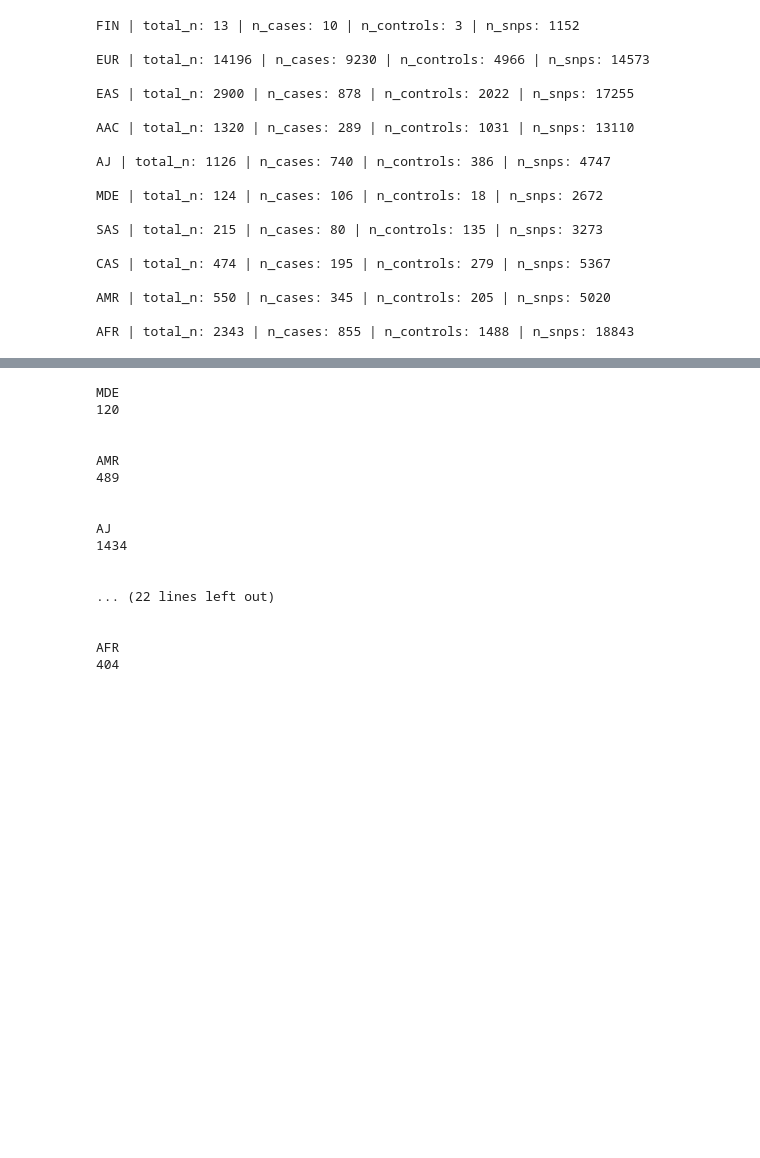
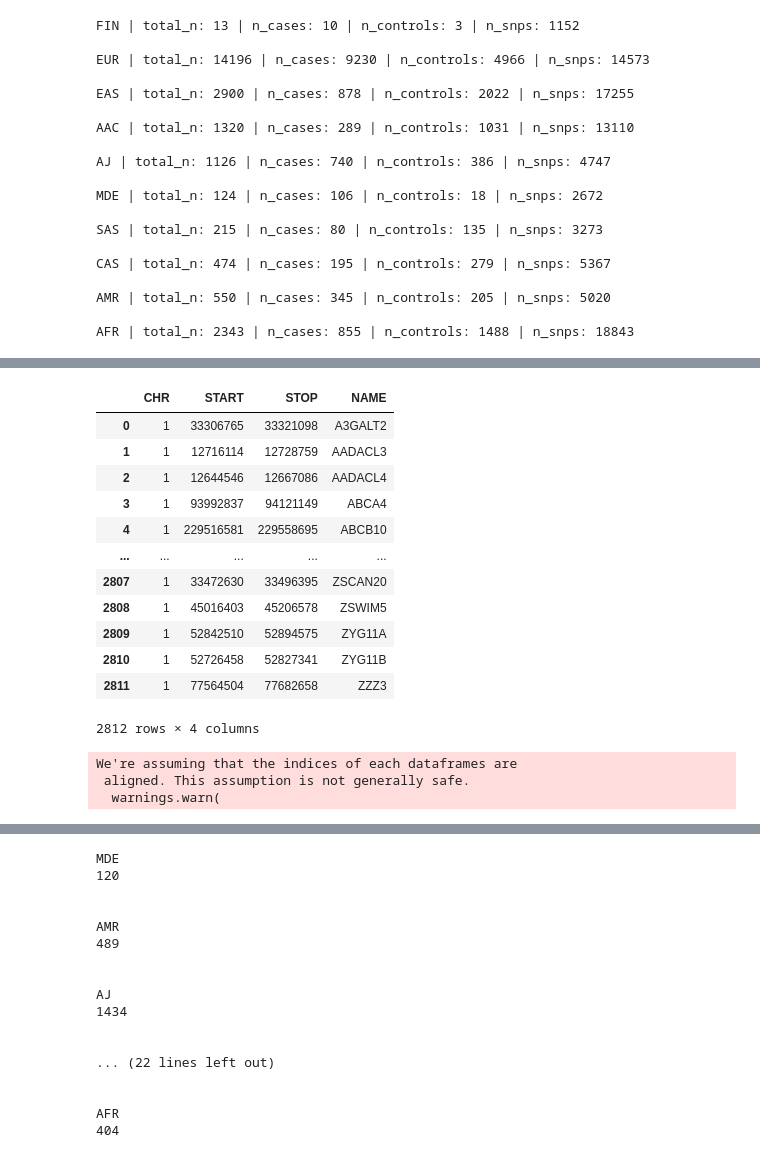
Before and after one commit to dvitale199/CNVs, a Jupyter notebook: GP2_CNVs.ipynb, the cells around one changed output, grey strips where cells are left out. Cells and saved outputs as stored; diff of their text form; code cells hidden in the pictures; blank space fills up the shorter version.

Commit message:
testing dask functions

```diff
--- a/GP2_CNVs.ipynb
+++ b/GP2_CNVs.ipynb
@@ -319,0 +403,16 @@ f.close()
+# %%
+intervals_df
+# %% [output]
+|  | CHR | START | STOP | NAME |
+| 0 | 1 | 33306765 | 33321098 | A3GALT2 |
+| 1 | 1 | 12716114 | 12728759 | AADACL3 |
+| 2 | 1 | 12644546 | 12667086 | AADACL4 |
+| 3 | 1 | 93992837 | 94121149 | ABCA4 |
+| 4 | 1 | 229516581 | 229558695 | ABCB10 |
+| ... | ... | ... | ... | ... |
+| 2807 | 1 | 33472630 | 33496395 | ZSCAN20 |
+| 2808 | 1 | 45016403 | 45206578 | ZSWIM5 |
+| 2809 | 1 | 52842510 | 52894575 | ZYG11A |
+| 2810 | 1 | 52726458 | 52827341 | ZYG11B |
+| 2811 | 1 | 77564504 | 77682658 | ZZZ3 |
+2812 rows × 4 columns
@@ -319,0 +458,53 @@ f.close()
+# %%
+import dask.dataframe as dd
+from dask import delayed
+
+# Custom function to filter the sample_df based on intervals_df
+def filter_by_intervals(partition, intervals_df, kb_window):
+    filtered = []
+    for _, row in intervals_df.iterrows():
+        temp = partition.loc[(partition['chromosome'] == row['CHR']) &
+                             (partition['position'] >= row['START'] - kb_window * 1000) &
+                             (partition['position'] <= row['STOP'] + kb_window * 1000)]
+        temp = temp.assign(NAME=row['NAME'], CHR=row['CHR'], START=row['START'], STOP=row['STOP'])
+        filtered.append(temp)
+    return pd.concat(filtered)
+
+
+kb_window = 250
+min_variants = 10
+min_gentrain = 0.2
+
+metrics_df = dd.read_parquet('/data/GP2/raw_genotypes/snp_metrics/206677820008/snp_metrics_206677820008_R01C01_chr1.parquet')
+bim = dd.read_csv('/data/GP2/raw_genotypes/cnvs/release5/genotypes/GP2_round5_APRIL_2023_EUR_clean.bim', sep='\s+', header=None, names=['chr','id','cm','bp','a1','a2'], usecols=['id'])
+intervals_df = dd.read_csv('/data/GP2/utils/ref_dir/glist_hg38_chr1.csv', dtype={'CHR':str})
+
+sample_df = metrics_df.loc[(metrics_df.snpID.isin(bim.id.compute())) & (metrics_df.GenTrain_Score >= min_gentrain)]
+
+# Apply the custom filter function to each partition of the sample_df
+filtered_sample_df = sample_df.map_partitions(filter_by_intervals, intervals_df=intervals_df, kb_window=kb_window, meta=sample_df.assign(NAME=pd.Series(dtype=object), CHR=pd.Series(dtype=object), START=pd.Series(dtype=int), STOP=pd.Series(dtype=int)))
+
+# Use filtered_sample_df instead of sample_df in the following lines
+filtered_sample_df['BAF_insertion'] = ((filtered_sample_df['BAlleleFreq'].between(0.65, 0.85, inclusive='neither')) | (filtered_sample_df['BAlleleFreq'].between(0.15, 0.35, inclusive='neither'))).astype(int)
+filtered_sample_df['L2R_deletion'] = (filtered_sample_df['LogRRatio'] < -0.2).astype(int)
+filtered_sample_df['L2R_insertion'] = (filtered_sample_df['LogRRatio'] > 0.2).astype(int)
+
+# Group by interval
+grouped = filtered_sample_df.groupby(['NAME', 'CHR', 'START', 'STOP'])
+
+# Calculate the aggregations separately
+NUM_VARIANTS = grouped['position'].count().rename('NUM_VARIANTS')
+PERCENT_BAF_INSERTION = grouped['BAF_insertion'].mean().rename('PERCENT_BAF_INSERTION')
+PERCENT_L2R_DELETION = grouped['L2R_deletion'].mean().rename('PERCENT_L2R_DELETION')
+PERCENT_L2R_INSERTION = grouped['L2R_insertion'].mean().rename('PERCENT_L2R_INSERTION')
+
+# Concatenate the aggregation results
+results = dd.concat([NUM_VARIANTS, PERCENT_BAF_INSERTION, PERCENT_L2R_DELETION, PERCENT_L2R_INSERTION], axis=1).reset_index()
+
+# Filter out intervals with less than min_variants
+results = results[results['NUM_VARIANTS'] >= min_variants]
+# results.to_parquet(out_path, engine='auto', compression='brotli')
+# %% [output]
+We're assuming that the indices of each dataframes are
+ aligned. This assumption is not generally safe.
+  warnings.warn(
```
Also changed, not shown: parts of 16 cells of this notebook, 1 other file.
